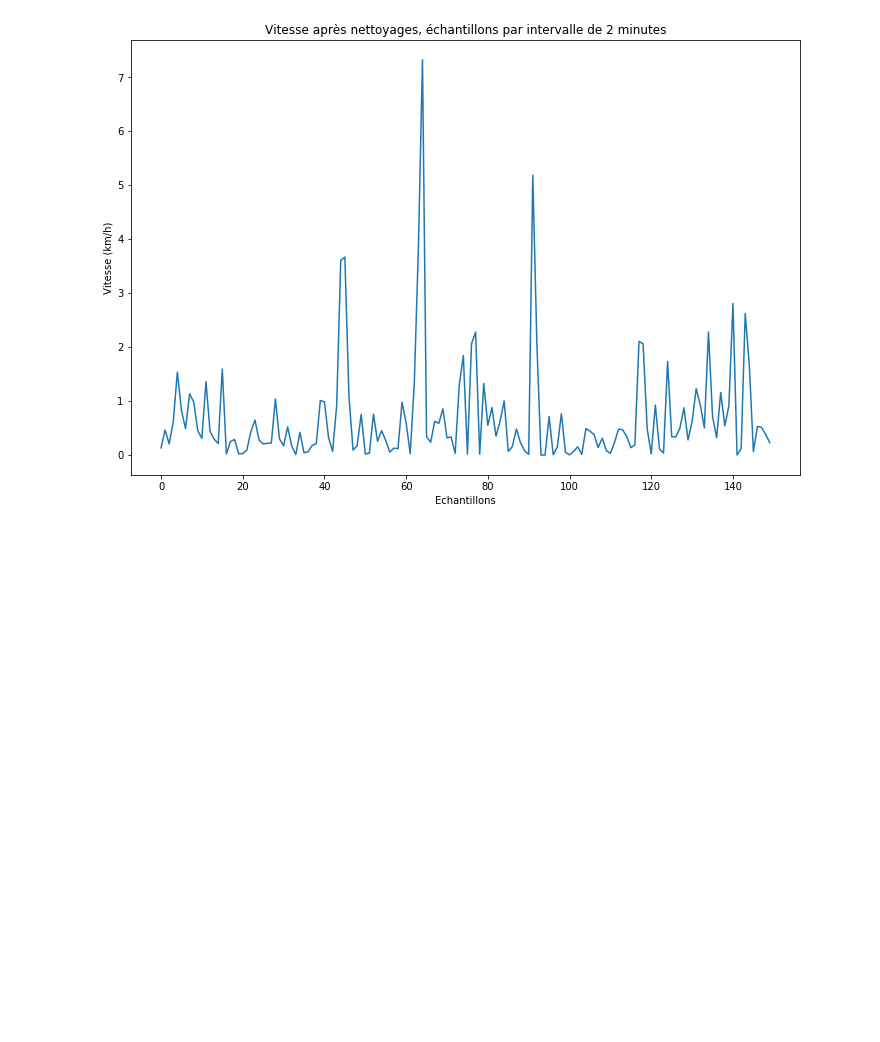
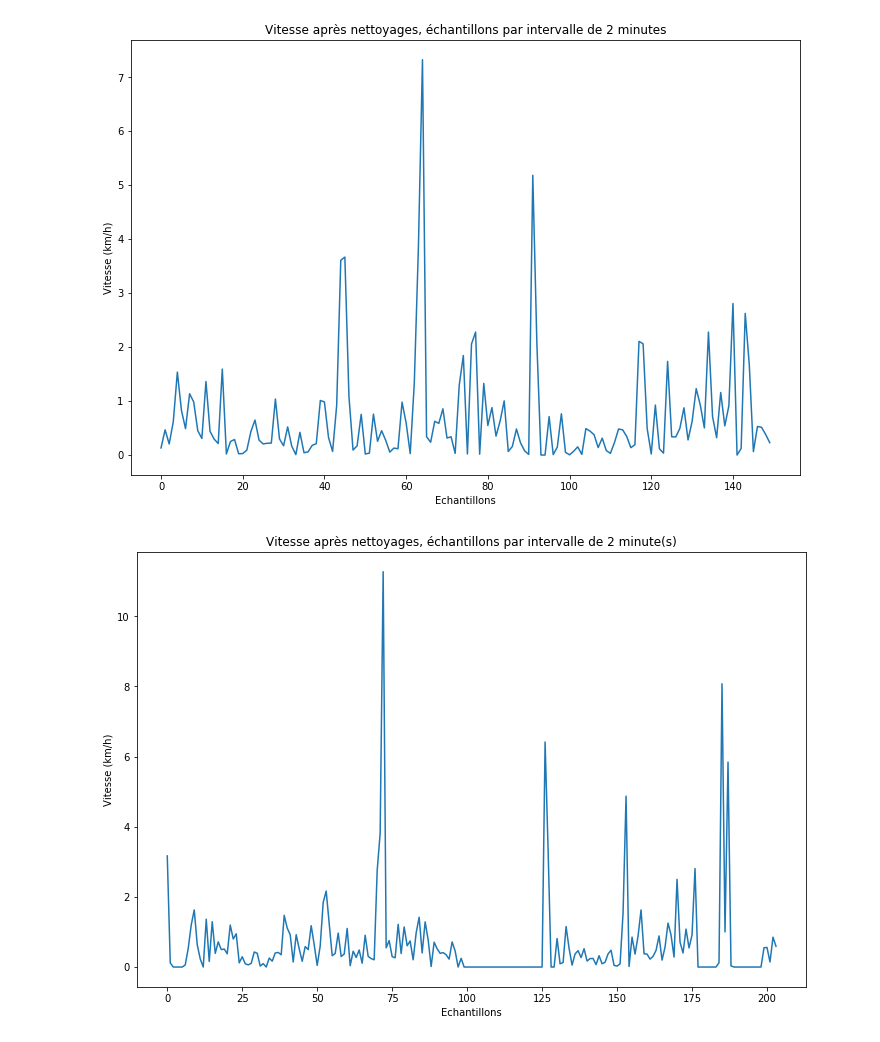
Before and after one commit to AmigoCap/CampusFlow, a Jupyter notebook: 04.ipynb, the cells around one changed output. Drawn from its saved outputs; the diff is of its cells as text; code cells hidden in the pictures; blank space fills up the shorter version.

```diff
--- a/04.ipynb
+++ b/04.ipynb
@@ -7,7 +13,3 @@ from datetime import timedelta
 import matplotlib.pyplot as plt
 import statistics
 import glob
-# %%
-df = pd.read_csv("Data/Privamov/id11.txt",sep="\t", header=None,  names = ["Id", "DateTime", "Latitude", "Longitude"])
-coord11 = df[["Latitude", "Longitude"]]
-print(df.DateTime.max())
@@ -161,3 +163,8 @@ plt.title("Vitesse après nettoyages, échantillons par intervalle de 2 minutes"
 plt.show()
 # %% [output]
 [figure]
+# %%
+test = cleanMethodMinutes(frame[frame["Id"] == 11], 2)
+showSpeedGraph(test, 2, "minute")
+# %% [output]
+[figure, added]
```
Also changed, not shown: parts of 27 cells of this notebook, 7 other files.
